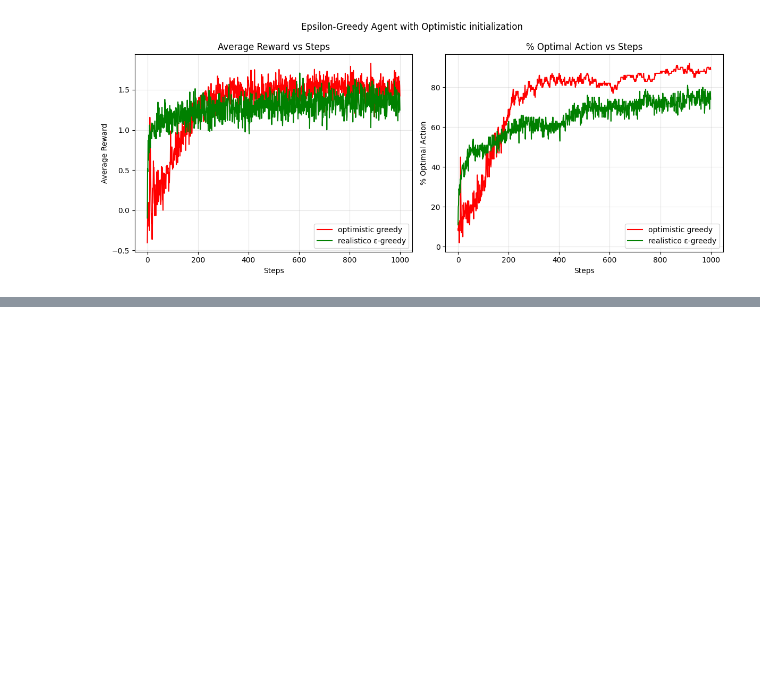
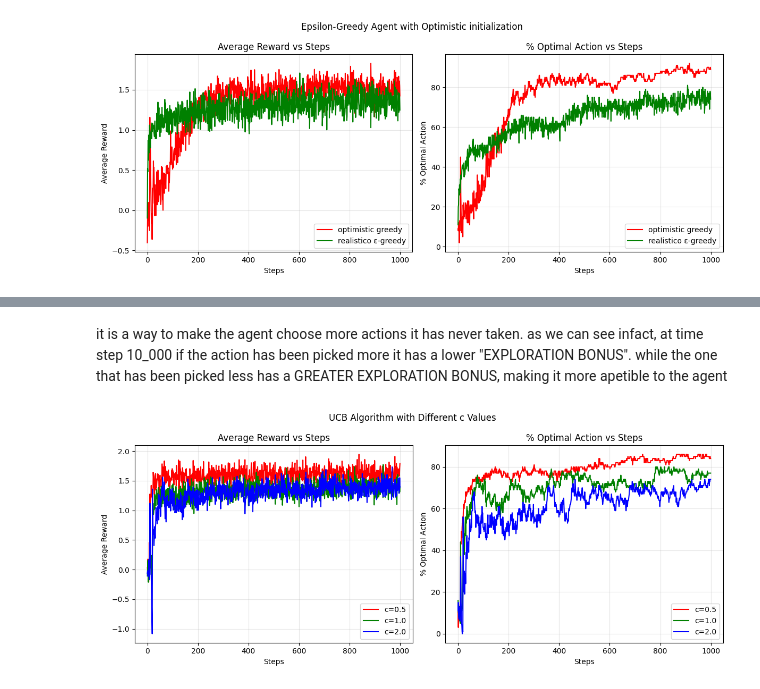
Before and after one commit to pierpierpy/ReinforcementLearningBasics, a Jupyter notebook: Reinforcement_Learning_1.ipynb, the cells around one changed output, grey strips where cells are left out. Cells and saved outputs as stored; diff of their text form; code cells hidden in the pictures; blank space fills up the shorter version.

```diff
--- a/Reinforcement_Learning_1.ipynb
+++ b/Reinforcement_Learning_1.ipynb
@@ -94,6 +96,6 @@ class EpsilonGreedyAgent(MetaAgent):
 # %%
 @dataclass
-class AgentSim:
+class AgentSim():
     agents: List[MetaAgent]
     mean_reward_per_step: torch.Tensor
     mean_optimal_action_per_step: torch.Tensor
@@ -228,0 +244,45 @@ viz(agent_sims, "Epsilon-Greedy Agent with Optimistic initialization", labels =
+# %% [markdown]
+it is a way to make the agent choose more actions it has never taken. as we can see infact, at time step 10_000 if the action has been picked more it has a lower "EXPLORATION BONUS". while the one that has been picked less has a GREATER EXPLORATION BONUS, making it more apetible to the agent
+# %%
+class EpsilonGreedyAgentUCB(MetaAgent):
+
+  def __init__(self, k, best_action=None, ε=0.01, α=0, optimistic_initial_value=0, c = 0.2):
+        super().__init__(k=k, best_action=best_action,ε = ε)
+        self.α = α
+        self.Q_estimate = torch.zeros(k) + optimistic_initial_value
+        self.c = c
+        self.time_step = 0
+  def update(self, reward, action):
+        self.N_count[action] += 1
+        step_size = self.α if self.α > 0 else 1.0 / self.N_count[action]
+        self.Q_estimate[action] += step_size * (reward - self.Q_estimate[action])
+        self.rewards.append(reward)
+
+  def choose_action(self):
+        self.time_step += 1
+        ucb_values = torch.zeros(self.k)
+        for a in range(self.k):
+            if self.N_count[a] == 0:
+                ucb_values[a] = float('inf')  # Untried actions get highest priority
+            else:
+                exploration_bonus = self.c * torch.sqrt(torch.log(torch.tensor(self.time_step)) / self.N_count[a])
+                ucb_values[a] = self.Q_estimate[a] + exploration_bonus
+
+        action = torch.argmax(ucb_values).item()
+
+        self.actions.append(action)
+        return action
+# %%
+c = [0.5, 1.0, 2.0]
+
+ucb_sims = [
+    simulate(num_agents=100, steps=1000, k=10,
+             AgentType=EpsilonGreedyAgentUCB,
+             ε=0.0, α=0.1, c=c_val)
+    for c_val in c
+]
+viz(ucb_sims, "UCB Algorithm with Different c Values",
+    colors=["red", "green", "blue"],
+    labels=[f"c={c}" for c in c])
+# %% [output]
+[figure, added]
```
Also changed, not shown: parts of 15 cells of this notebook.
